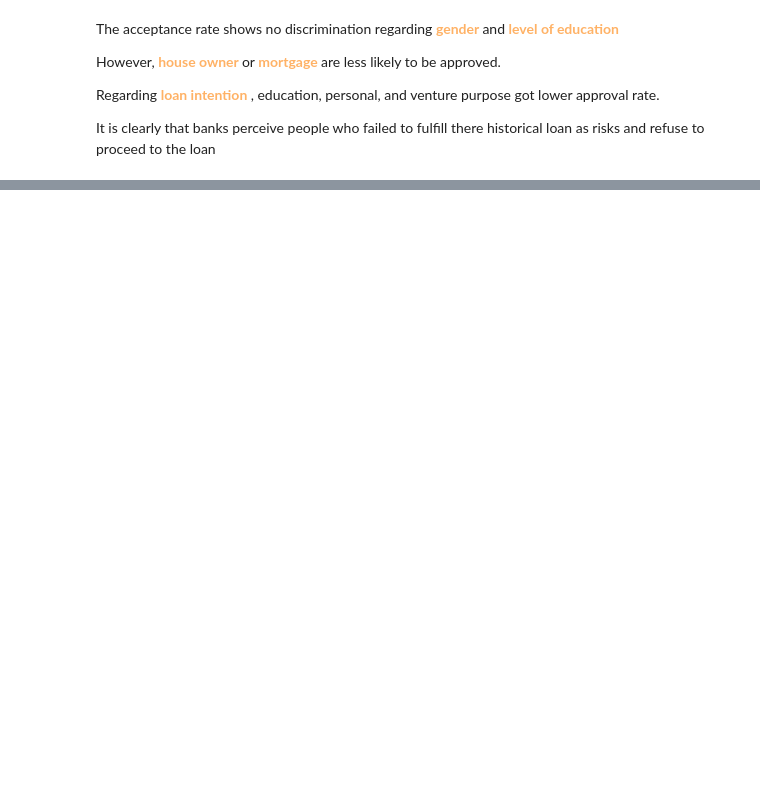
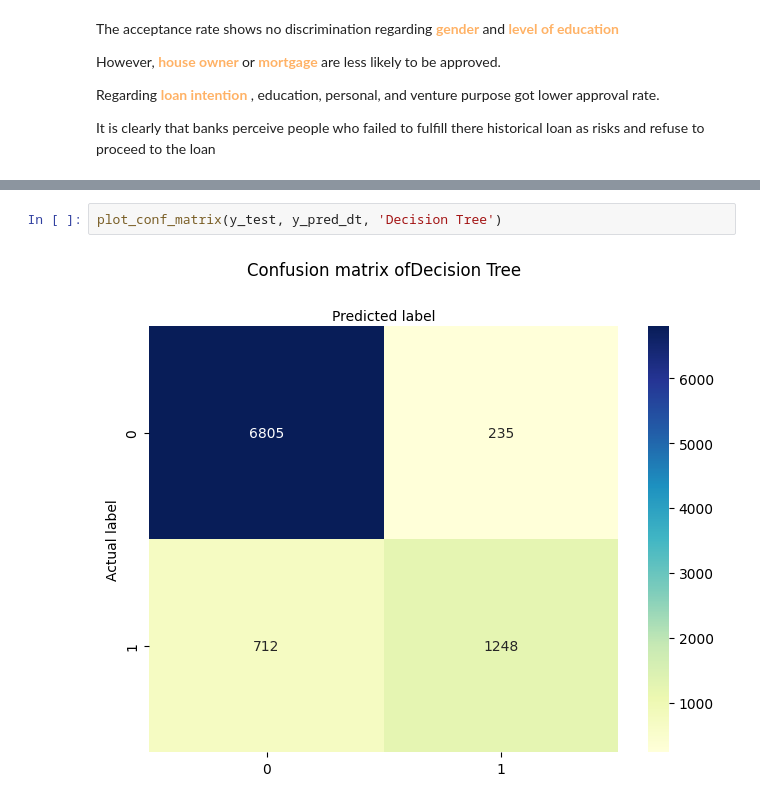
Before and after one commit to NgynTrn0112/BA_portfolio, a Jupyter notebook: loan_approval_analysis/loan_approval_analysis.ipynb, the cells around one changed output, grey strips where cells are left out. Drawn from its saved outputs; the diff is of its cells as text; blank space fills up the shorter version.

```diff
--- a/loan_approval_analysis/loan_approval_analysis.ipynb
+++ b/loan_approval_analysis/loan_approval_analysis.ipynb
@@ -291,0 +369,4 @@ plt.show()
+# %%
+plot_conf_matrix(y_test, y_pred_dt, 'Decision Tree')
+# %% [output]
+[figure, added]
```
Also changed, not shown: parts of 19 cells of this notebook.
